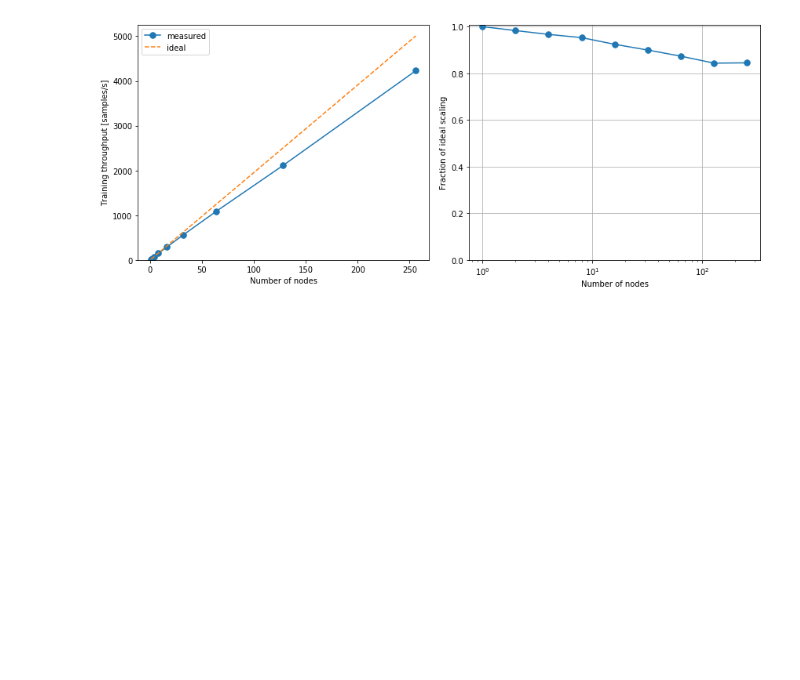
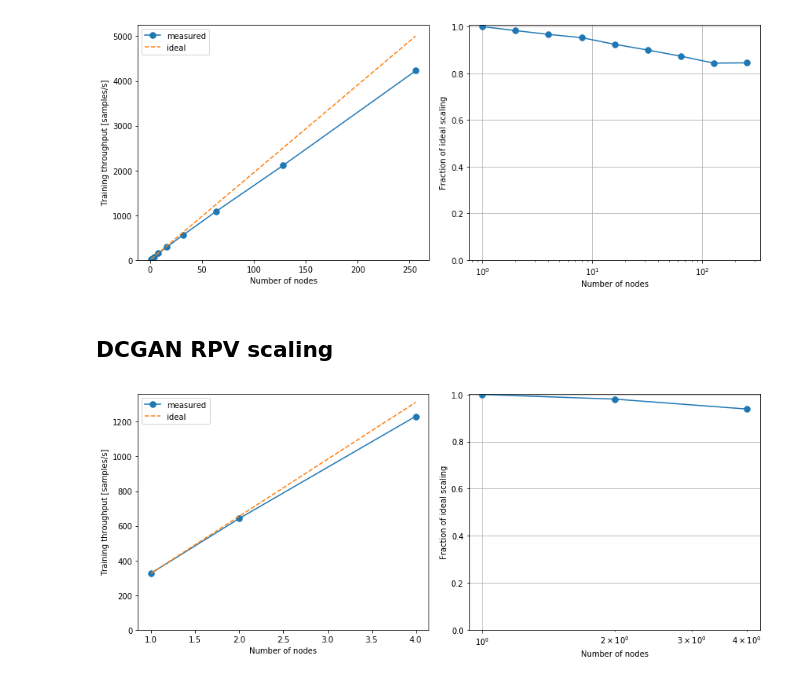
Before and after one commit to NERSC/pytorch-examples, a Jupyter notebook: notebooks/ScalingAnalysis.ipynb, the cells around one changed output. Cells and saved outputs as stored; diff of their text form; code cells hidden in the pictures; blank space fills up the shorter version.

Commit message:
first scaling results for GAN, 4 nodes

```diff
--- a/notebooks/ScalingAnalysis.ipynb
+++ b/notebooks/ScalingAnalysis.ipynb
@@ -67,3 +67,14 @@ ranks, rates, ideal_rates = parse_logs(log_files)
 plot_scaling(ranks, rates, ideal_rates);
 # %% [output]
 [figure]
+# %% [markdown]
+## DCGAN RPV scaling
+# %%
+name = 'rpvgan'
+log_files = [os.path.join(log_dir, f) for f in os.listdir(log_dir)
+             if f.startswith(name)]
+ranks, rates, ideal_rates = parse_logs(log_files)
+# %%
+plot_scaling(ranks, rates, ideal_rates);
+# %% [output]
+[figure, added]
```
Also changed, not shown: 3 other files.
